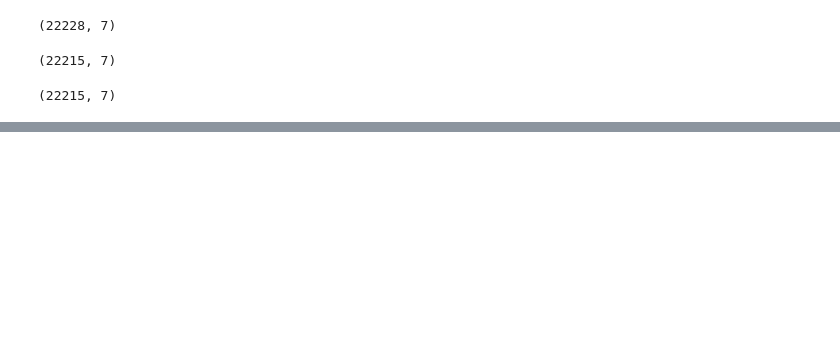
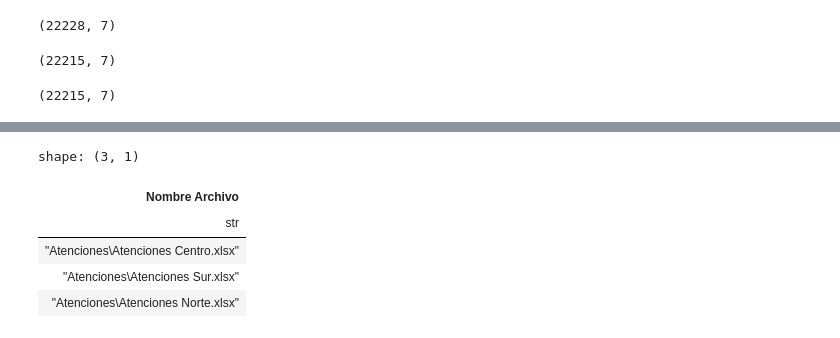
Before and after one commit to carlitossanchez29/Python-for-ETL-E1, a Jupyter notebook: procesoetl.ipynb, the cells around one changed output, grey strips where cells are left out. Cells and saved outputs as stored; diff of their text form; code cells hidden in the pictures; blank space fills up the shorter version.

```diff
--- a/procesoetl.ipynb
+++ b/procesoetl.ipynb
@@ -183,0 +235,9 @@ shape: (5, 12)
+# %%
+Atenciones.select(pl.col('Nombre Archivo')).unique()
+# %% [output]
+shape: (3, 1)
+| Nombre Archivo |
+| str |
+| "Atenciones\Atenciones Centro.xlsx" |
+| "Atenciones\Atenciones Sur.xlsx" |
+| "Atenciones\Atenciones Norte.xlsx" |
```
Also changed, not shown: parts of 8 cells of this notebook.
